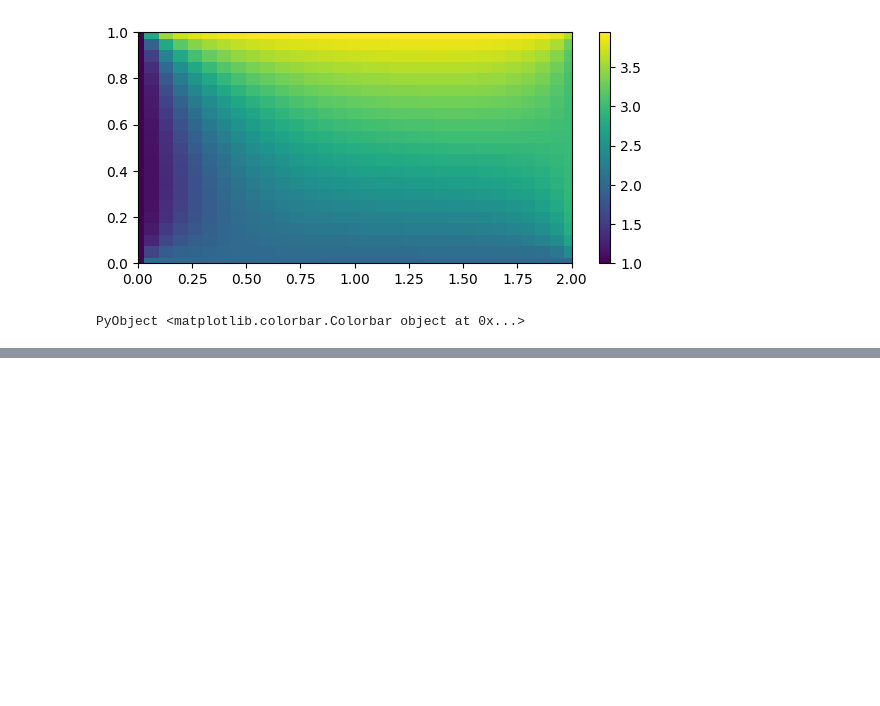
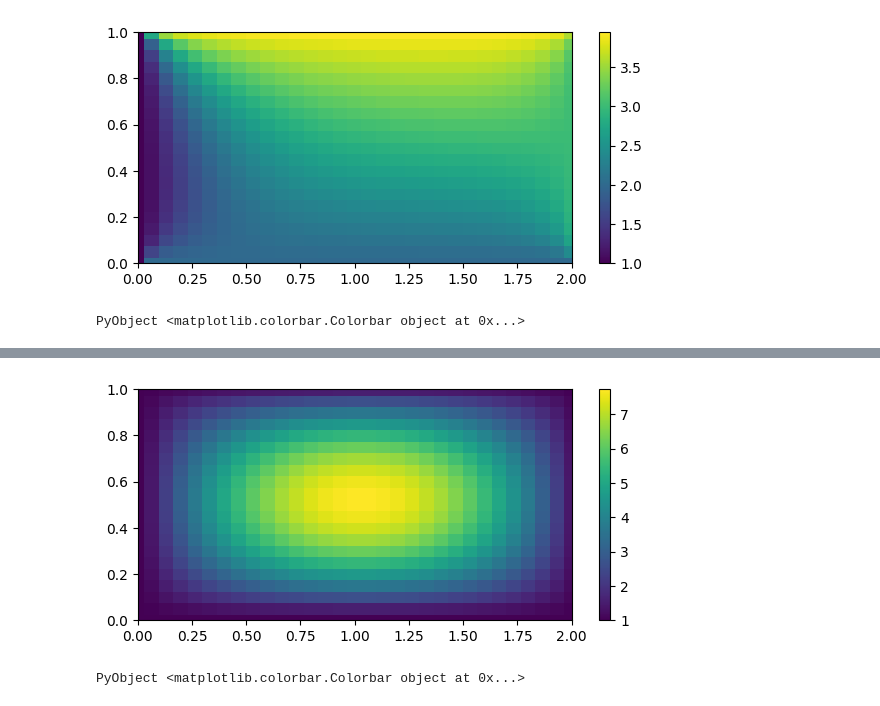
Before and after one commit to simulkade/JFVM.jl, a Jupyter notebook: examples/several_examples.ipynb, the cells around one changed output, grey strips where cells are left out. Drawn from its saved outputs; the diff is of its cells as text; code cells hidden in the pictures; blank space fills up the shorter version.

```diff
--- a/examples/several_examples.ipynb
+++ b/examples/several_examples.ipynb
@@ -128,0 +134,49 @@ Closest candidates are:
+# %%
+using JFVM
+
+# domain
+Lx = 2.0
+Ly = 1.0
+Nx = 30
+Ny = 20
+c_left   = 1.0    # [mol/m^3]
+c_right  = 1.0    # [mol/m^3]
+c_bottom = 1.0    # [mol/m^3]
+c_top    = 1.0    # [mol/m^3]
+k        = 1.0e-4 # [1/s]
+m  = createMesh2D(Nx, Ny, Lx, Ly)
+
+# diffusion coefficient
+D_val  = 1e-5                          # [m^2/s]
+D_cell = createCellVariable(m, D_val)
+D_face = harmonicMean(D_cell)
+M_diff = diffusionTerm(D_face)
+
+# Boundary conditions
+BC             = createBC(m)
+BC.left.a[:]   = 0.0
+BC.left.b[:]   = 1.0
+BC.left.c[:]   = c_left
+BC.right.a[:]  = 0.0
+BC.right.b[:]  = 1.0
+BC.right.c[:]  = c_right
+BC.bottom.a[:] = 0.0
+BC.bottom.b[:] = 1.0
+BC.bottom.c[:] = c_bottom
+BC.top.a[:]    = 0.0
+BC.top.b[:]    = 1.0
+BC.top.c[:]    = c_top
+M_bc, RHS_bc   = boundaryConditionTerm(BC)
+
+# linear source term (reaction)
+k_cell = createCellVariable(m, k)
+M_source  = linearSourceTerm(k_cell) # [mol/m^3/s]
+
+# solve the equation
+c = solveLinearPDE(m, -M_source-M_diff+M_bc, RHS_bc)
+figure(figsize=(7,3))
+visualizeCells(c)
+colorbar()
+# %% [output]
+[figure, added]
+PyObject <matplotlib.colorbar.Colorbar object at 0x...>
```
Also changed, not shown: parts of 15 cells of this notebook, 1 other file.
